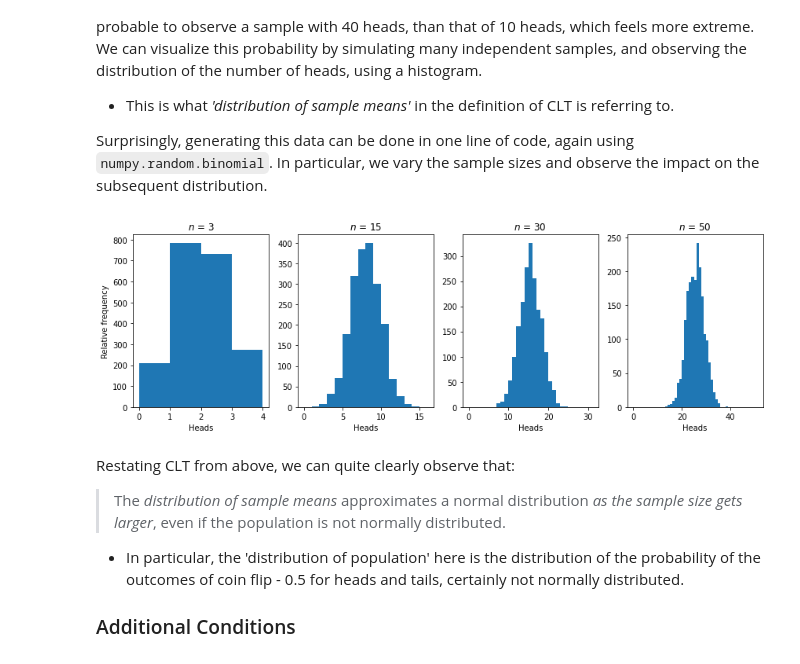
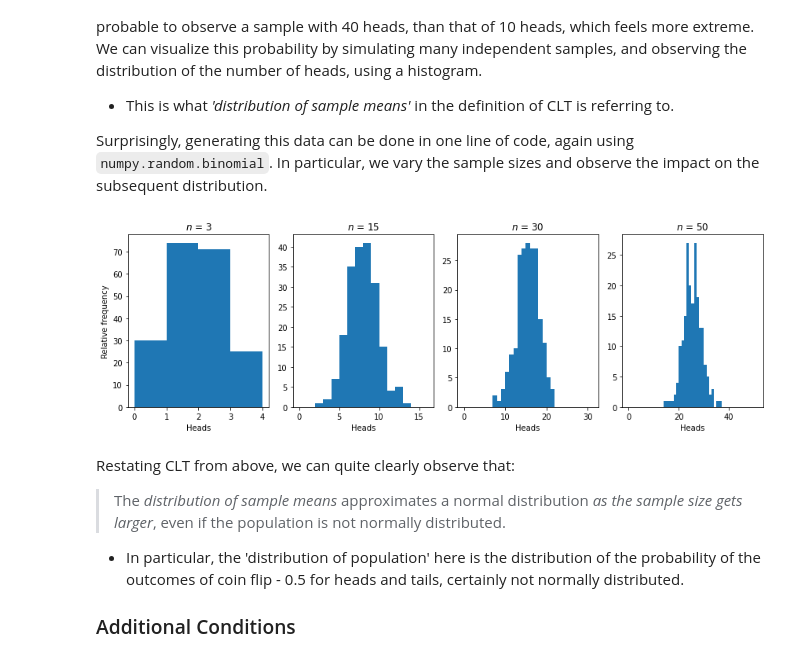
Before and after one commit to kubrian/central-weiner-theorem, a Jupyter notebook: Central Weiner Theorem.ipynb, the cells around one changed output. Saved outputs shown, nothing was run; the diff lists cells and outputs as text; code cells hidden in the pictures.

```diff
--- a/Central Weiner Theorem.ipynb
+++ b/Central Weiner Theorem.ipynb
@@ -115,7 +111,7 @@ n = [3, 15, 30, 50]
 # Fair coin, equal chance of heads and tails
 p = 0.5
 # Generate 2000 independent samples
-s = 2000
+s = 200
 
 # Data
 # Access via dist = arr[sample_size_index], dist = [mean1, mean2, ... mean2000]
@@ -127,34 +123,34 @@ flip_distribution = [np.random.binomial(i, p, s) for i in n]
 def plot_coin_flip_CLT(flip_distribution, n, normalize = False):
     fig, ax = plt.subplots(ncols=len(n), figsize=(3*len(n), 4))
 
     # Making good histograms
     for i, dist in enumerate(flip_distribution):
         min_value = min(dist)
         max_value = max(dist)
 
         # Max ensures that step sizes in the following histogram are at least 1, but otherwise such that there will be around 30 bins
         step_size = max((max_value-min_value)//30, 1)
         # n+2 ensures the outcome with all heads is also captured.
         bin_range = range(0, n[i]+2, step_size)
 
         # Plot histogram and customize
         ax[i].hist(dist, bins=bin_range, density=normalize)
         ax[i].set_xlabel('Heads')
         ax[i].set_title(f'$n$ = {n[i]}')
     # Common y axis label
     if normalize:
         ax[0].set_ylabel('Counts')
     else:
         ax[0].set_ylabel('Relative frequency')
 
     return fig, ax
 
 
 plot_coin_flip_CLT(flip_distribution, n)
 plt.tight_layout()
 plt.show()
 # %% [output]
-[figure, old version]
+[figure, new version]
 # %% [markdown]
 Restating CLT from above, we can quite clearly observe that:
 > The *distribution of sample means* approximates a normal distribution *as the sample size gets larger*, even if the population is not normally distributed.
```
Also changed, not shown: parts of 13 cells of this notebook.
